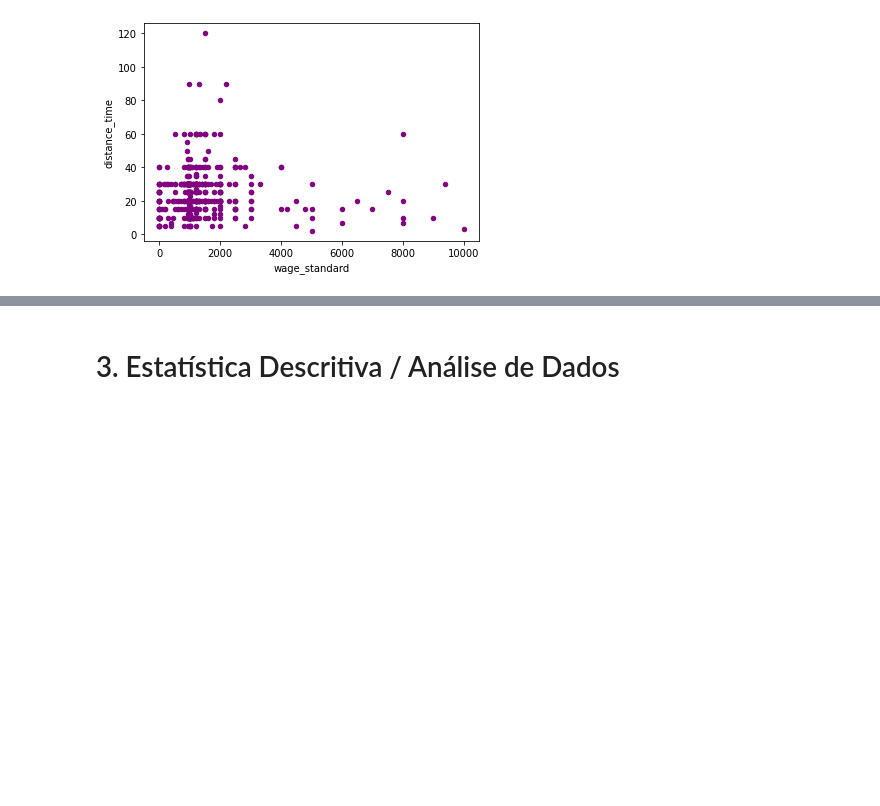
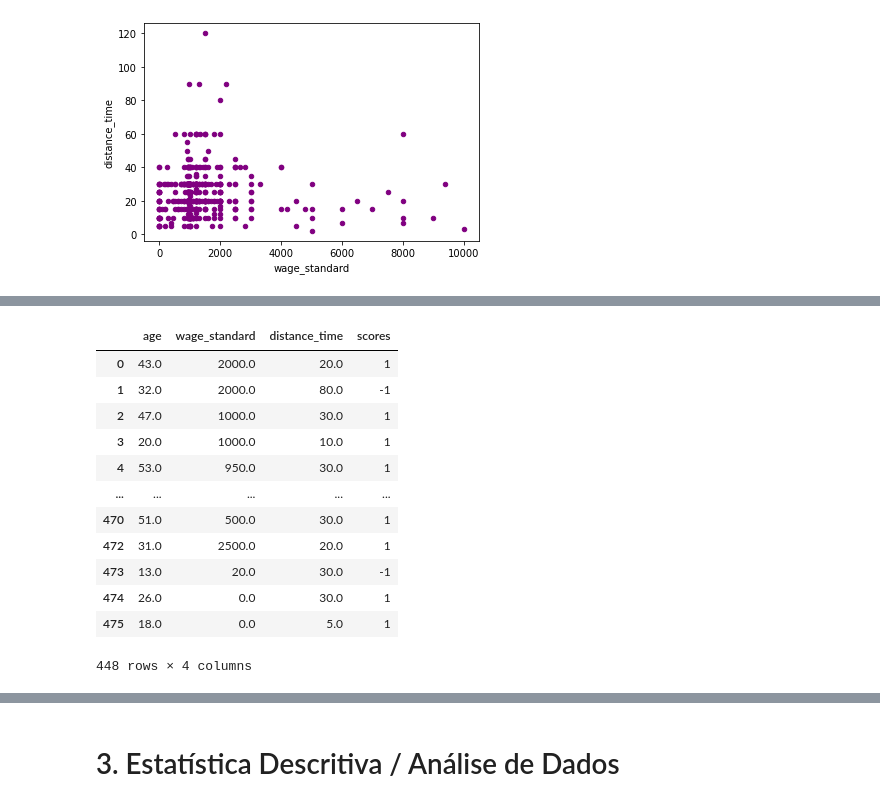
Before and after one commit to pedrocostab/Data_Science_Ciclistas, a Jupyter notebook: Projeto_1_Ciência_de_Dados.ipynb, the cells around one changed output, grey strips where cells are left out. Drawn from its saved outputs; the diff is of its cells as text; code cells hidden in the pictures; blank space fills up the shorter version.

```diff
--- a/Projeto_1_Ciência_de_Dados.ipynb
+++ b/Projeto_1_Ciência_de_Dados.ipynb
@@ -616,0 +671,18 @@ ciclistas.plot.scatter(x="wage_standard", y="distance_time", color="purple")
+# %%
+cic_lof2 = ciclistas[["age", "wage_standard", "distance_time"]].copy()
+cic_lof2["scores"] = scores
+cic_lof2
+# %% [output]
+|  | age | wage_standard | distance_time | scores |
+| 0 | 43.0 | 2000.0 | 20.0 | 1 |
+| 1 | 32.0 | 2000.0 | 80.0 | -1 |
+| 2 | 47.0 | 1000.0 | 30.0 | 1 |
+| 3 | 20.0 | 1000.0 | 10.0 | 1 |
+| 4 | 53.0 | 950.0 | 30.0 | 1 |
+| ... | ... | ... | ... | ... |
+| 470 | 51.0 | 500.0 | 30.0 | 1 |
+| 472 | 31.0 | 2500.0 | 20.0 | 1 |
+| 473 | 13.0 | 20.0 | 30.0 | -1 |
+| 474 | 26.0 | 0.0 | 30.0 | 1 |
+| 475 | 18.0 | 0.0 | 5.0 | 1 |
+448 rows × 4 columns
```
Also changed, not shown: parts of 34 cells of this notebook.
